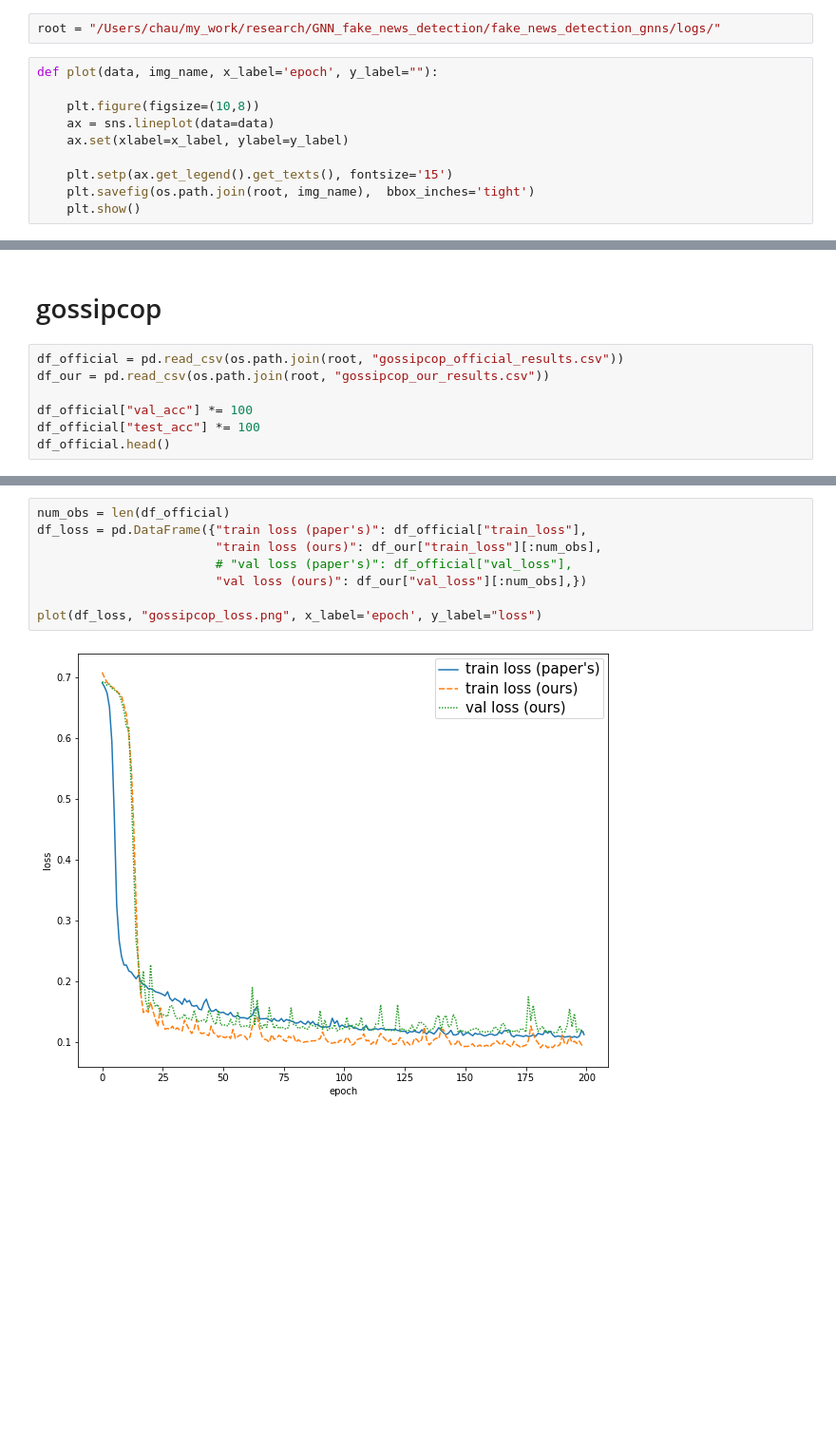
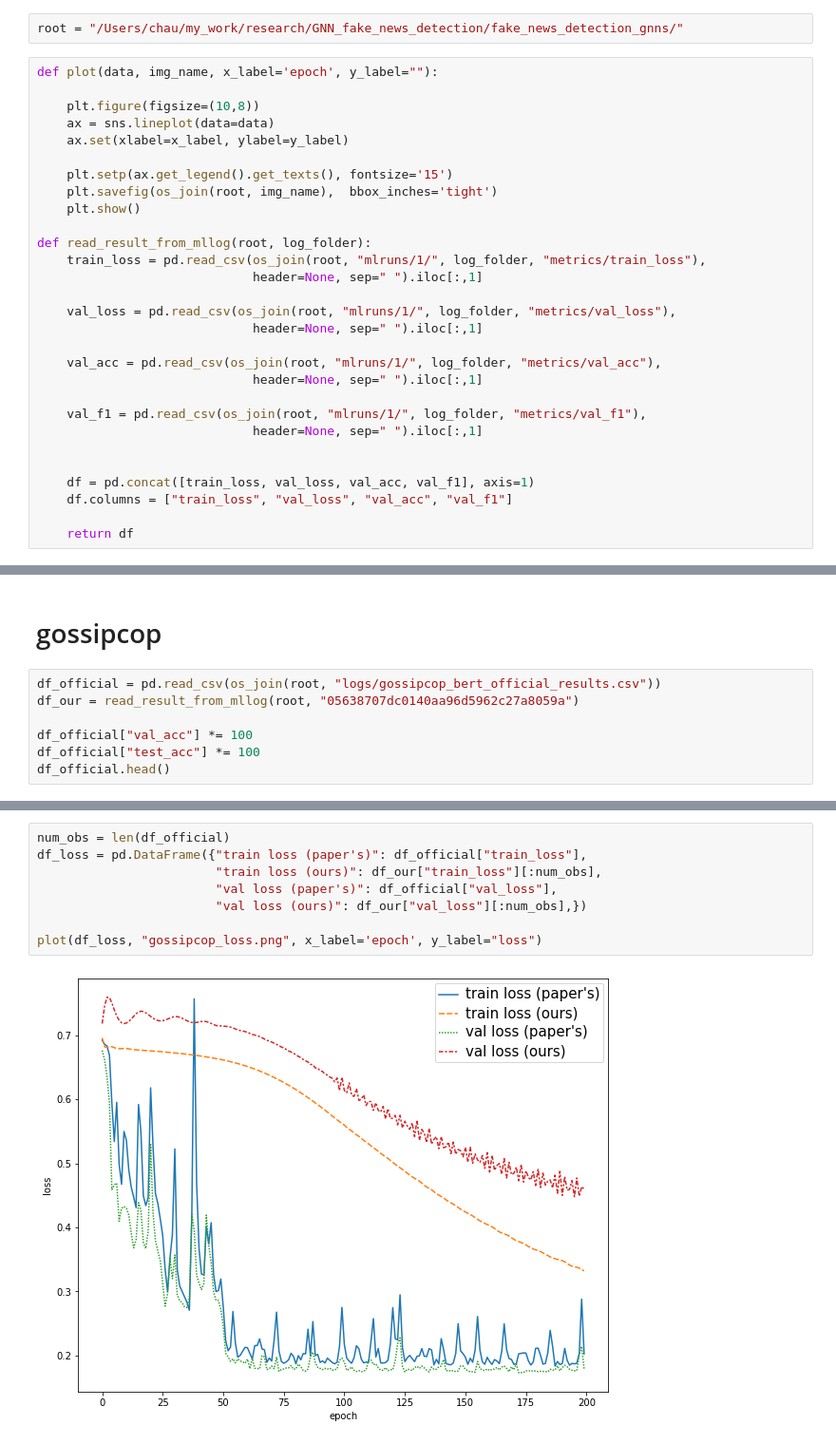
Before and after one commit to chaudatascience/fake_news_detection_gnns, a Jupyter notebook: src/notebooks/cora_charts.ipynb, the cells around one changed output, grey strips where cells are left out. Shown: that part at 95% size. Cells and saved outputs as stored; diff of their text form; blank space fills up the shorter version.

Commit message:
add plots

```diff
--- a/src/notebooks/cora_charts.ipynb
+++ b/src/notebooks/cora_charts.ipynb
@@ -7,5 +8,5 @@ from matplotlib import pyplot as plt
 # %%
-root = "/Users/chau/my_work/research/GNN_fake_news_detection/fake_news_detection_gnns/logs/"
+root = "/Users/chau/my_work/research/GNN_fake_news_detection/fake_news_detection_gnns/"
 # %%
 def plot(data, img_name, x_label='epoch', y_label=""):
 
@@ -14,8 +15,27 @@ def plot(data, img_name, x_label='epoch', y_label=""):
     ax.set(xlabel=x_label, ylabel=y_label)
 
     plt.setp(ax.get_legend().get_texts(), fontsize='15')
-    plt.savefig(os.path.join(root, img_name),  bbox_inches='tight')
+    plt.savefig(os_join(root, img_name),  bbox_inches='tight')
     plt.show()
+
+def read_result_from_mllog(root, log_folder):
+    train_loss = pd.read_csv(os_join(root, "mlruns/1/", log_folder, "metrics/train_loss"),
+                             header=None, sep=" ").iloc[:,1]
+
+    val_loss = pd.read_csv(os_join(root, "mlruns/1/", log_folder, "metrics/val_loss"),
+                             header=None, sep=" ").iloc[:,1]
+
+    val_acc = pd.read_csv(os_join(root, "mlruns/1/", log_folder, "metrics/val_acc"),
+                             header=None, sep=" ").iloc[:,1]
+
+    val_f1 = pd.read_csv(os_join(root, "mlruns/1/", log_folder, "metrics/val_f1"),
+                             header=None, sep=" ").iloc[:,1]
+
+
+    df = pd.concat([train_loss, val_loss, val_acc, val_f1], axis=1)
+    df.columns = ["train_loss", "val_loss", "val_acc", "val_f1"]
+
+    return df
 # %% [markdown]
 # Cora
 # %%
@@ -45,8 +65,8 @@ plot(df_acc, "cora_acc_on_val_set.png", x_label='epoch', y_label="accuracy")
 # %% [markdown]
 # gossipcop
 # %%
-df_official = pd.read_csv(os.path.join(root, "gossipcop_official_results.csv"))
-df_our = pd.read_csv(os.path.join(root, "gossipcop_our_results.csv"))
+df_official = pd.read_csv(os_join(root, "logs/gossipcop_bert_official_results.csv"))
+df_our = read_result_from_mllog(root, "05638707dc0140aa96d5962c27a8059a")
 
 df_official["val_acc"] *= 100
 df_official["test_acc"] *= 100
@@ -61,13 +81,13 @@ df_official.head()
 # %%
 num_obs = len(df_official)
 df_loss = pd.DataFrame({"train loss (paper's)": df_official["train_loss"],
                         "train loss (ours)": df_our["train_loss"][:num_obs],
-                        # "val loss (paper's)": df_official["val_loss"],
+                        "val loss (paper's)": df_official["val_loss"],
                         "val loss (ours)": df_our["val_loss"][:num_obs],})
 
 plot(df_loss, "gossipcop_loss.png", x_label='epoch', y_label="loss")
 # %% [output]
-[figure, old version]
+[figure, new version]
 # %%
 num_obs = len(df_official)
 df_loss = pd.DataFrame({"val_acc (paper's)": df_official["val_acc"],
```
Also changed, not shown: parts of 8 cells of this notebook, 10 other files.
